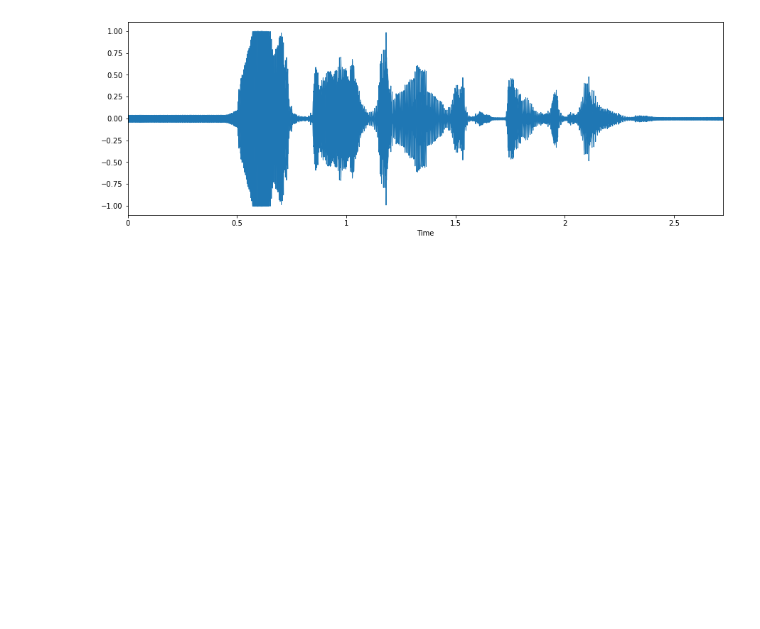
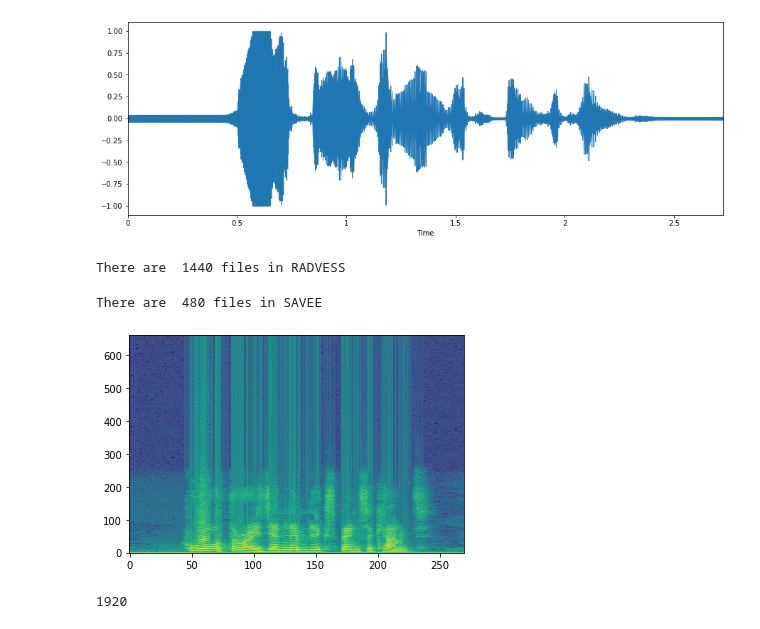
Before and after one commit to RadhiMalhotra98/CS584-Machine-Learning-Project, a Jupyter notebook: TRAINING_MODULE.ipynb, the cells around one changed output. Saved outputs shown, nothing was run; the diff lists cells and outputs as text; code cells hidden in the pictures; blank space fills up the shorter version.

```diff
--- a/TRAINING_MODULE.ipynb
+++ b/TRAINING_MODULE.ipynb
@@ -129,3 +129,11 @@ plotAudioSpec(savee_list[2])
 plotAudioSpec(savee_list[3])
 # %% [output]
 [figure]
+# %%
+print('There are ',len(ravdess_list),'files in RADVESS')
+# %% [output]
+There are  1440 files in RADVESS
+# %%
+print('There are ',len(savee_list),'files in SAVEE')
+# %% [output]
+There are  480 files in SAVEE
@@ -131,0 +145,27 @@ plotAudioSpec(savee_list[3])
+# %%
+
+sr,x = scipy.io.wavfile.read(savee_list[3])
+
+## Parameters: 10ms step, 30ms window
+nstep = int(sr * 0.01)
+nwin  = int(sr * 0.03)
+nfft = nwin
+
+window = np.hamming(nwin)
+# %%
+nn = range(nwin, len(x), nstep)
+
+X = np.zeros( (len(nn), nfft//2) )
+
+for i,n in enumerate(nn):
+    xseg = x[n-nwin:n]
+    z = np.fft.fft(window * xseg, nfft)
+    X[i,:] = np.log(np.abs(z[:nfft//2]))
+
+plt.imshow(X.T, interpolation='nearest',
+    origin='lower',
+    aspect='auto')
+
+plt.show()
+# %% [output]
+[figure, added]
@@ -131,0 +176,4 @@ plotAudioSpec(savee_list[3])
+# %%
+len(all_files_path)
+# %% [output]
+1920
```
Also changed, not shown: parts of 3 cells of this notebook.
